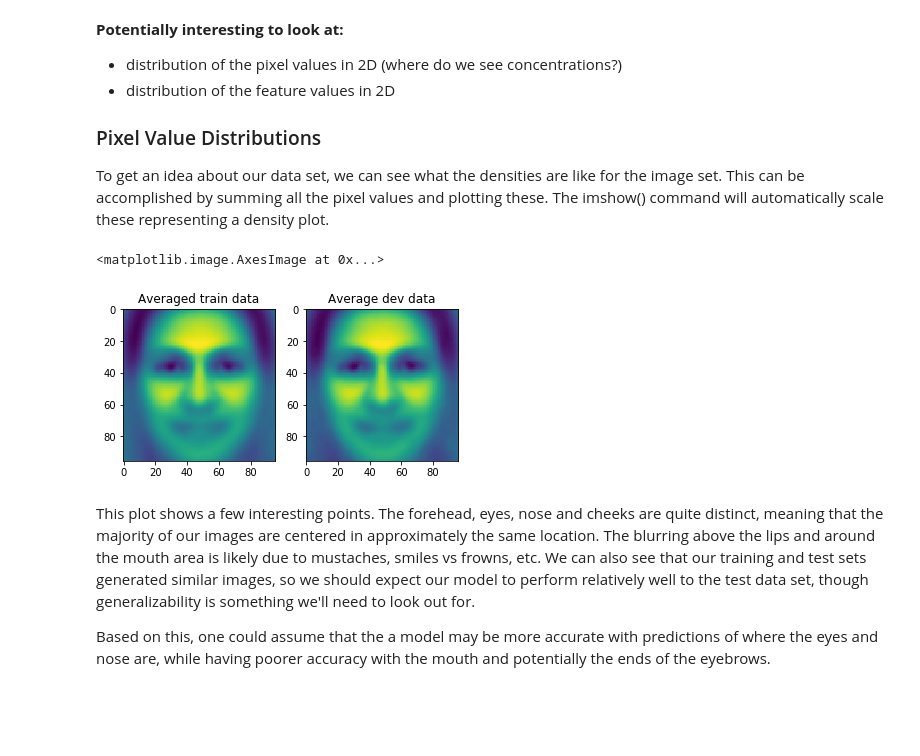
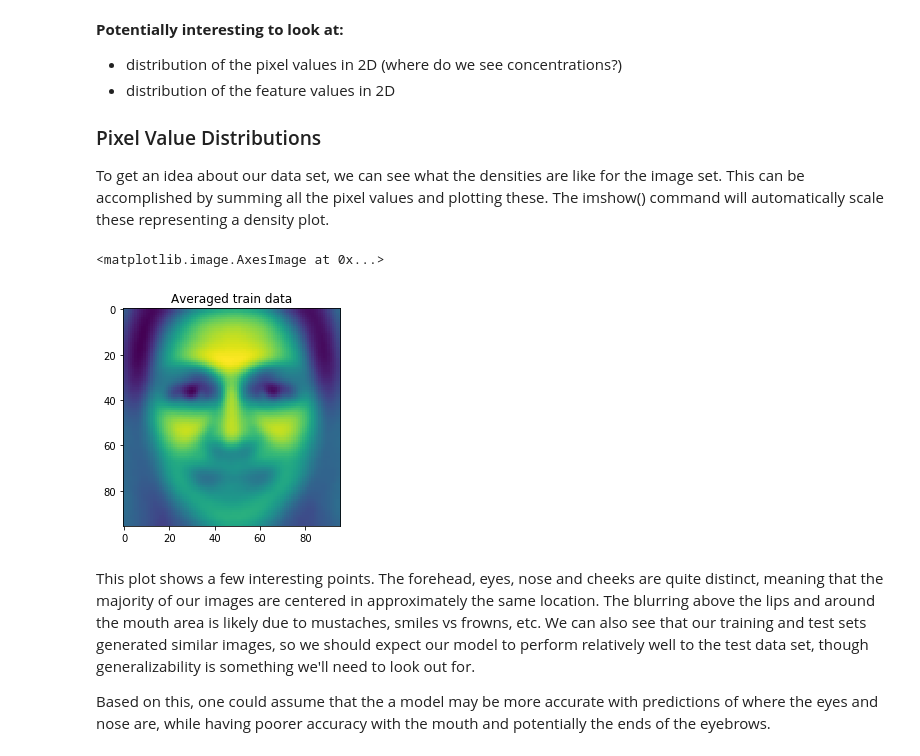
Before and after one commit to tucker-anderson/Facial-Keynotes, a Jupyter notebook: final/Facial_Keypoints_Detection_final.ipynb, the cells around one changed output. Drawn from its saved outputs; the diff is of its cells as text; code cells hidden in the pictures; blank space fills up the shorter version.

```diff
--- a/final/Facial_Keypoints_Detection_final.ipynb
+++ b/final/Facial_Keypoints_Detection_final.ipynb
@@ -314,7 +314,7 @@ Ytrain_total, Xtrain_total = trainDataLabelSplit(train_data)
 
 np.random.seed(0)
 # split train data into train and dev
-split_pct = 0.8
+split_pct = 1
 split_num = int(len(Xtrain_total)*split_pct)
 inds = np.random.permutation(len(Xtrain_total)) #randomize partition to help account for non-random ingestion/storage of data
 train_inds = inds[:split_num]
@@ -322,6 +322,6 @@ dev_inds = inds[split_num+1:]
 # define train and dev data
 Xtrain = Xtrain_total[train_inds]
 Ytrain = Ytrain_total[train_inds]
-Xdev = Xtrain_total[dev_inds]
-Ydev = Ytrain_total[dev_inds]
+# Xdev = Xtrain_total[dev_inds]
+# Ydev = Ytrain_total[dev_inds]
 # %% [output]
@@ -367,24 +367,24 @@ To get an idea about our data set, we can see what the densities are like for th
 # %%
 # To look at image densities, we "overlay" them by summing all the values at each pixel.
 # Higher values will show higher densities overall.
 
 pixel_sums_train = np.zeros((96,96))
-pixel_sums_dev = np.zeros((96,96))
+# pixel_sums_dev = np.zeros((96,96))
 
 for r in range(96):
     for c in range(96):
         pixel_sums_train[r,c] = np.sum(Xtrain[:,r,c,0]/255)
-        pixel_sums_dev[r,c] = np.sum(Xdev[:,r,c,0]/255)
+#         pixel_sums_dev[r,c] = np.sum(Xdev[:,r,c,0]/255)
 
-plt.subplot(1,2,1)
+# plt.subplot(1,2,1)
 plt.title("Averaged train data")
 plt.imshow(pixel_sums_train, cmap='viridis')
-plt.subplot(1,2,2)
-plt.title("Average dev data")
-plt.imshow(pixel_sums_dev, cmap='viridis')
+# plt.subplot(1,2,2)
+# plt.title("Average dev data")
+# plt.imshow(pixel_sums_dev, cmap='viridis')
 # %% [output]
 <matplotlib.image.AxesImage at 0x...>
-[figure, old version]
+[figure, new version]
 # %% [markdown]
 This plot shows a few interesting points. The forehead, eyes, nose and cheeks are quite distinct, meaning that the majority of our images are centered in approximately the same location. The blurring above the lips and around the mouth area is likely due to mustaches, smiles vs frowns, etc. We can also see that our training and test sets generated similar images, so we should expect our model to perform relatively well to the test data set, though generalizability is something we'll need to look out for.
 
```
Also changed, not shown: parts of 84 cells of this notebook.
